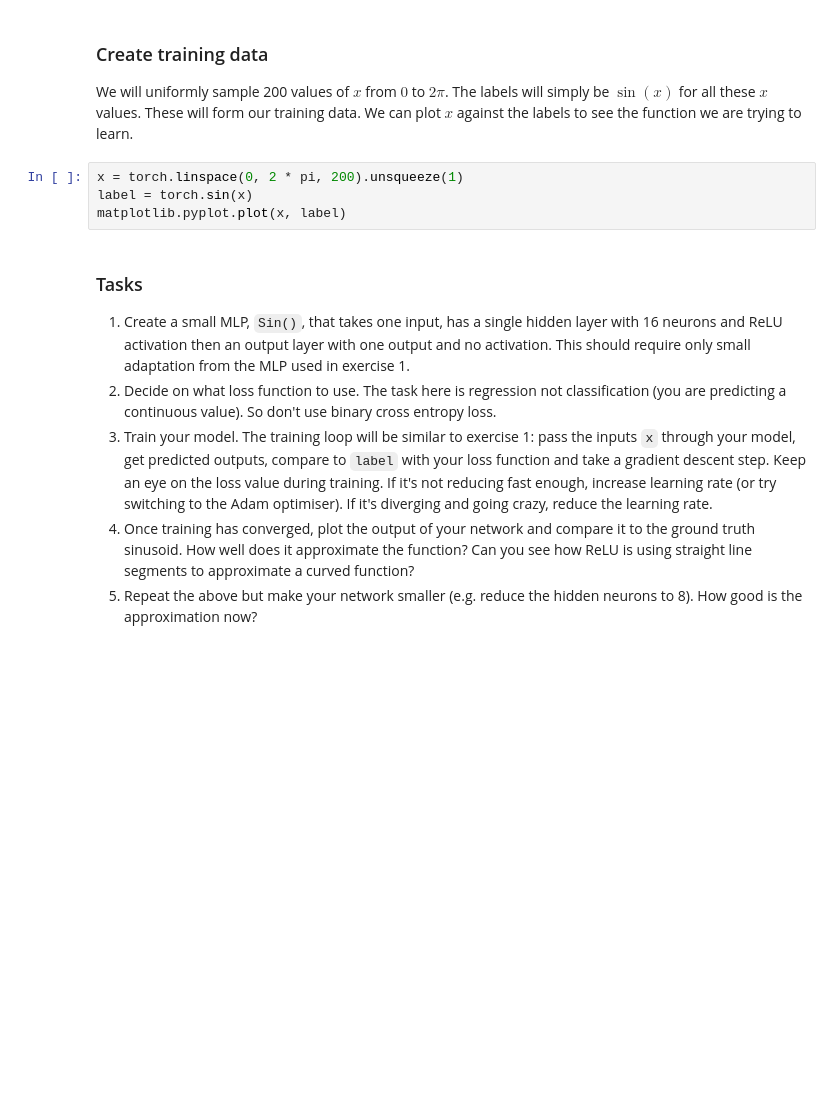
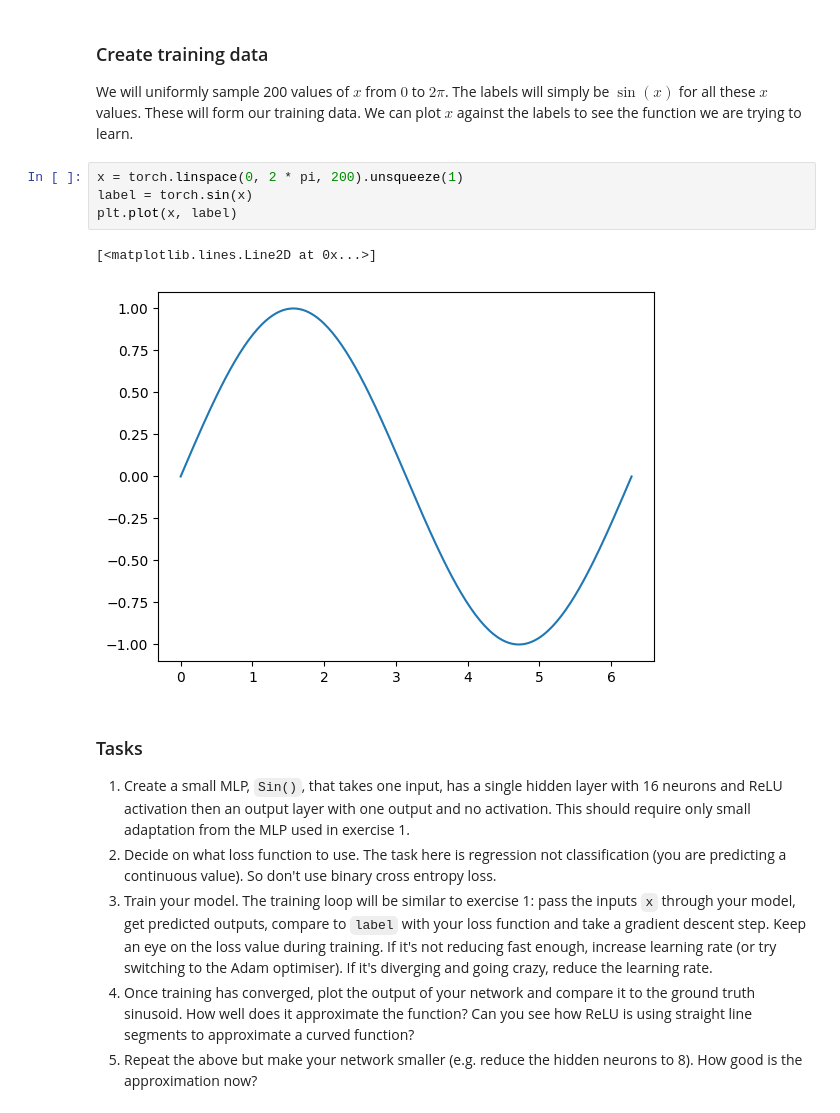
Before and after one commit to dont-text-me/INT3-work, a Jupyter notebook: week-7/PADL_Week7.ipynb, the cells around one changed output. Drawn from its saved outputs; the diff is of its cells as text; blank space fills up the shorter version.

```diff
--- a/week-7/PADL_Week7.ipynb
+++ b/week-7/PADL_Week7.ipynb
@@ -185,7 +214,10 @@ We will uniformly sample 200 values of $x$ from $0$ to $2\pi$. The labels will s
 # %%
 x = torch.linspace(0, 2 * pi, 200).unsqueeze(1)
 label = torch.sin(x)
-matplotlib.pyplot.plot(x, label)
+plt.plot(x, label)
+# %% [output]
+[<matplotlib.lines.Line2D at 0x...>]
+[figure, added]
 # %% [markdown]
 ### Tasks
 
```
Also changed, not shown: parts of 16 cells of this notebook.
